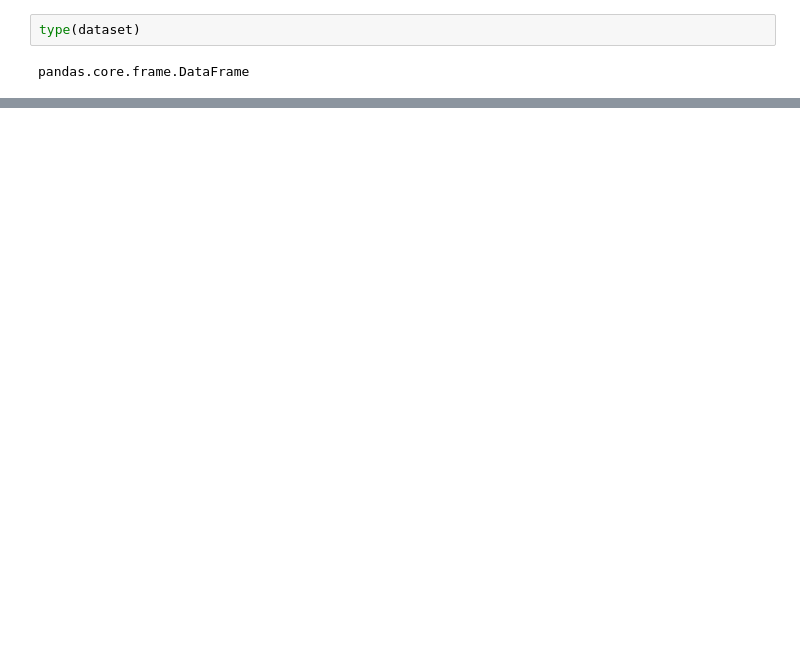
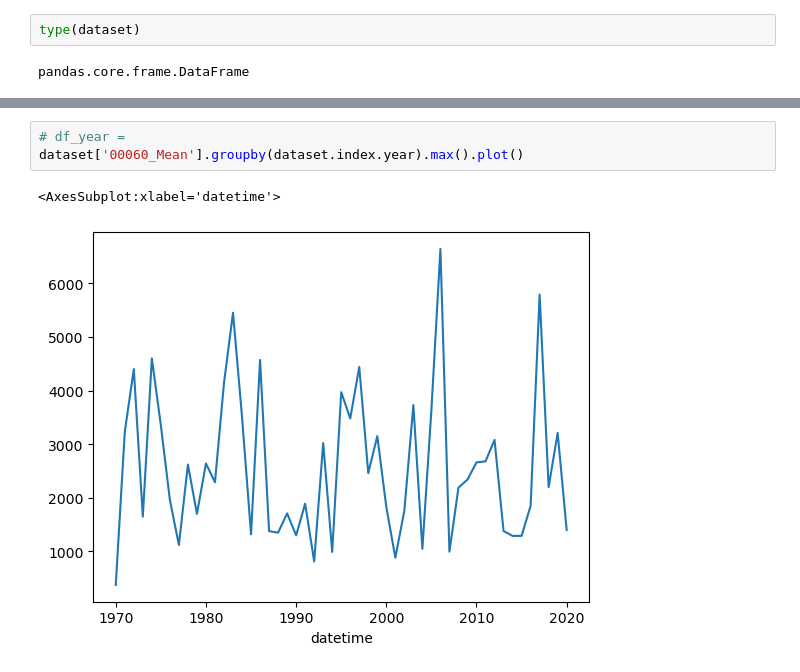
Before and after one commit to KarinaZikan/GEOS505-Fall2022-Karina, a Jupyter notebook: Pandas_timeseries/annual_max_analysis.ipynb, the cells around one changed output, grey strips where cells are left out. Saved outputs shown, nothing was run; the diff lists cells and outputs as text; blank space fills up the shorter version.

```diff
--- a/Pandas_timeseries/annual_max_analysis.ipynb
+++ b/Pandas_timeseries/annual_max_analysis.ipynb
@@ -46,0 +47,6 @@ dataset['00060_Mean'].plot()
+# %%
+# df_year =
+dataset['00060_Mean'].groupby(dataset.index.year).max().plot()
+# %% [output]
+<AxesSubplot:xlabel='datetime'>
+[figure, added]
```
Also changed, not shown: parts of 3 cells of this notebook, 5 other files.
